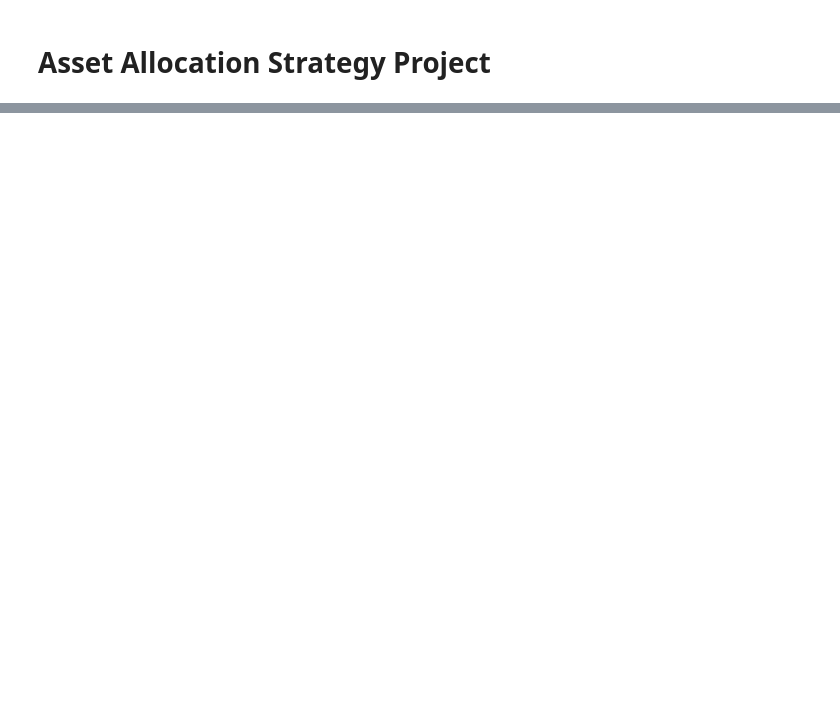
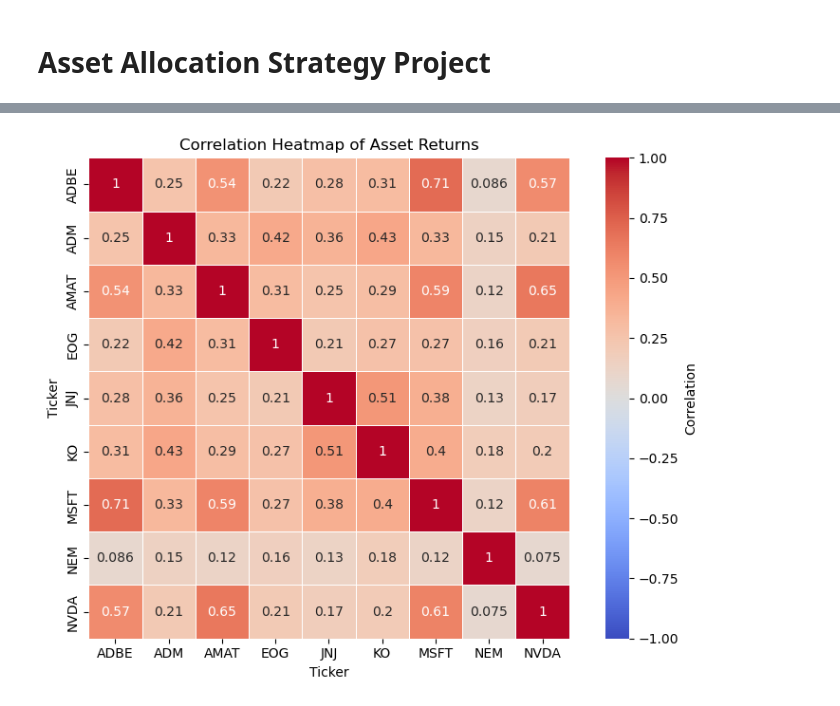
Before and after one commit to jsamutsakorn/asset_allocation_strategy, a Jupyter notebook: Asset_allocation.ipynb, the cells around one changed output, grey strips where cells are left out. Drawn from its saved outputs; the diff is of its cells as text; code cells hidden in the pictures; blank space fills up the shorter version.

Commit message:
finalize README and complete asset allocation project

```diff
--- a/Asset_allocation.ipynb
+++ b/Asset_allocation.ipynb
@@ -112,3 +109,24 @@ MSFT    0.011575  0.079706
 NEM     0.131022  0.013059
 NVDA    0.013059  0.232525
+# %%
+# Correlation matrix of assets
+corr = log_returns.corr()
+
+plt.figure(figsize=(8, 6))
+sns.heatmap(
+    corr,
+    annot=True,
+    cmap='coolwarm',
+    vmin=-1,
+    vmax=1,
+    square=True,
+    linewidths=0.5,
+    cbar_kws={'label': 'Correlation'}
+)
+plt.title('Correlation Heatmap of Asset Returns')
+plt.tight_layout()
+plt.savefig('diversification_correlation_heatmap.png', dpi=150, bbox_inches='tight')
+plt.show()
+# %% [output]
+[figure, added]
 # %%
```
Also changed, not shown: parts of 32 cells of this notebook, 20 other files.
